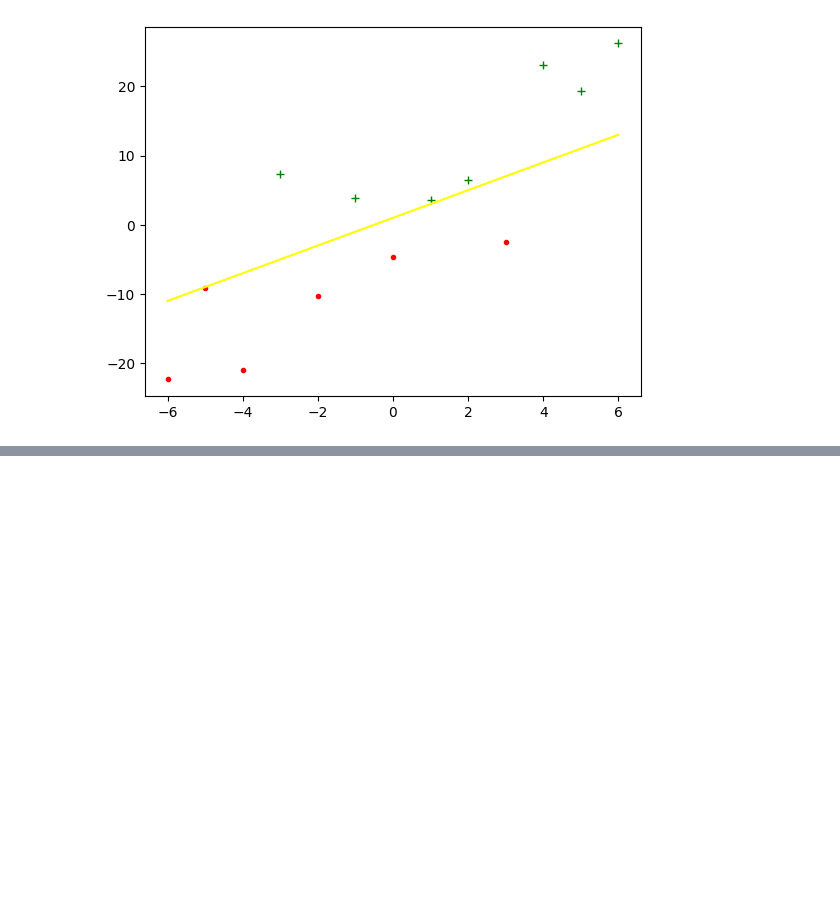
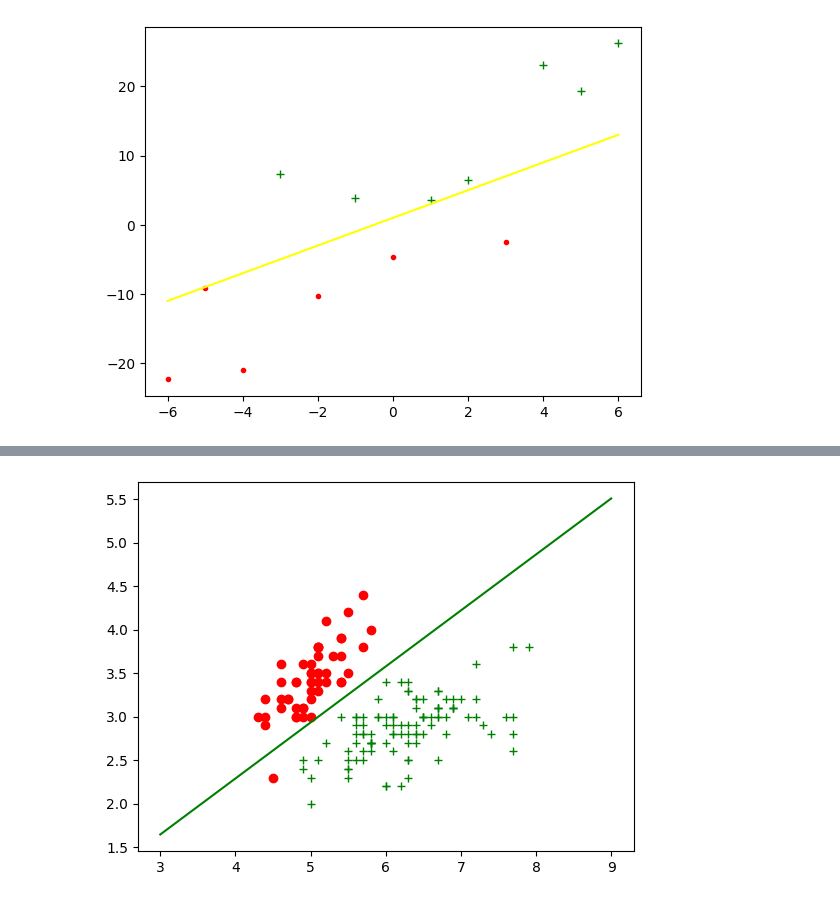
Before and after one commit to everestso/Summer22, a Jupyter notebook: s24LinearModelNotes.ipynb, the cells around one changed output, grey strips where cells are left out. Saved outputs shown, nothing was run; the diff lists cells and outputs as text; code cells hidden in the pictures; blank space fills up the shorter version.

```diff
--- a/s24LinearModelNotes.ipynb
+++ b/s24LinearModelNotes.ipynb
@@ -362,0 +515,9 @@ plt.show()
+# %%
+model = [-2.539199432207093, 5.714317984749782, -8.876870949270439]
+YpredLine = [ Fx2(model, X) for X in zip([1]*(rangeValue[1]-rangeValue[0]+1), range(rangeValue[0], rangeValue[1]), [0]*(rangeValue[1]-rangeValue[0]+1)) ]
+plt.plot(dataX1pos, dataX2pos, "g+")
+plt.plot(dataX1neg, dataX2neg, "ro")
+plt.plot(range(rangeValue[0], rangeValue[1]), YpredLine, "g")
+plt.show()
+# %% [output]
+[figure, added]
```
Also changed, not shown: parts of 10 cells of this notebook.
